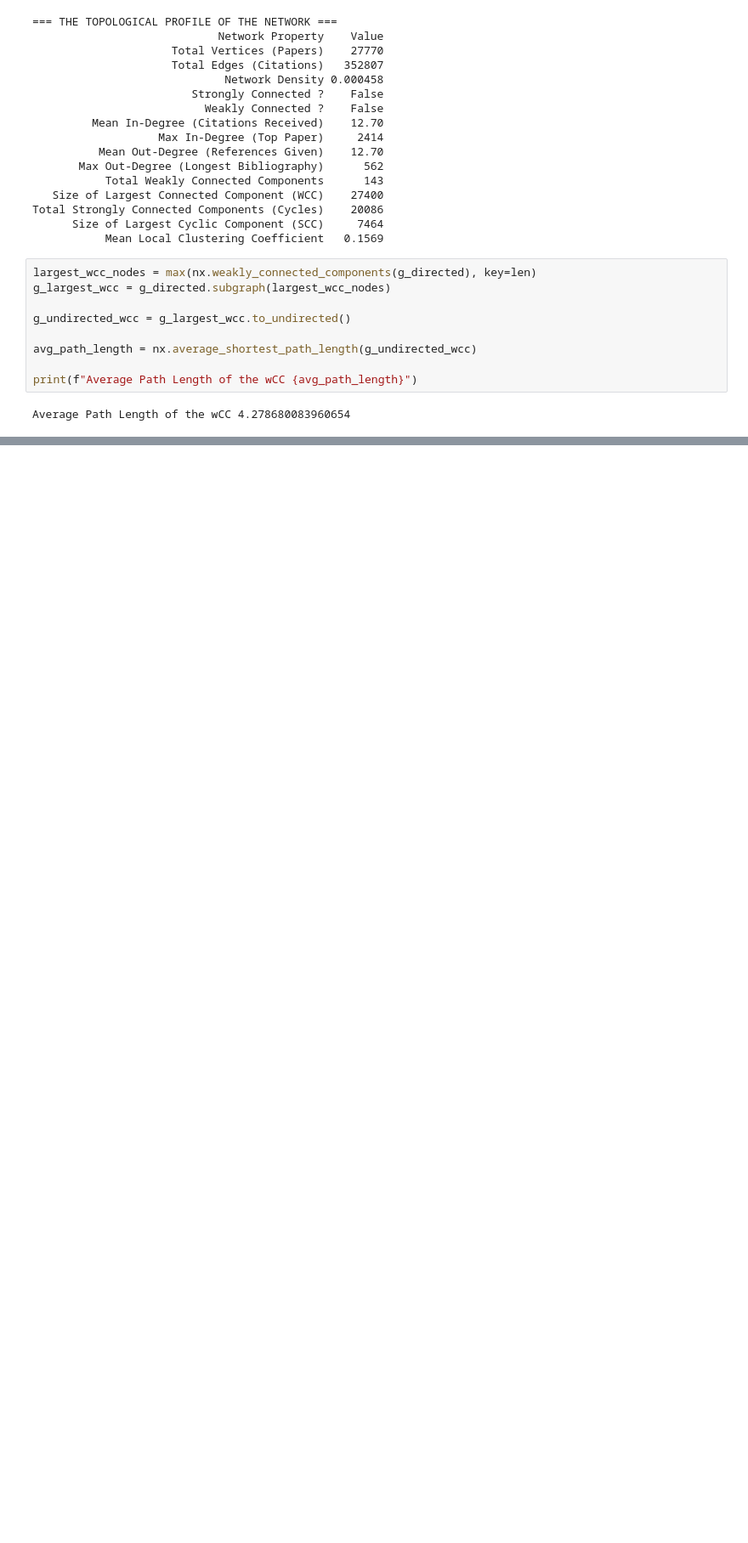
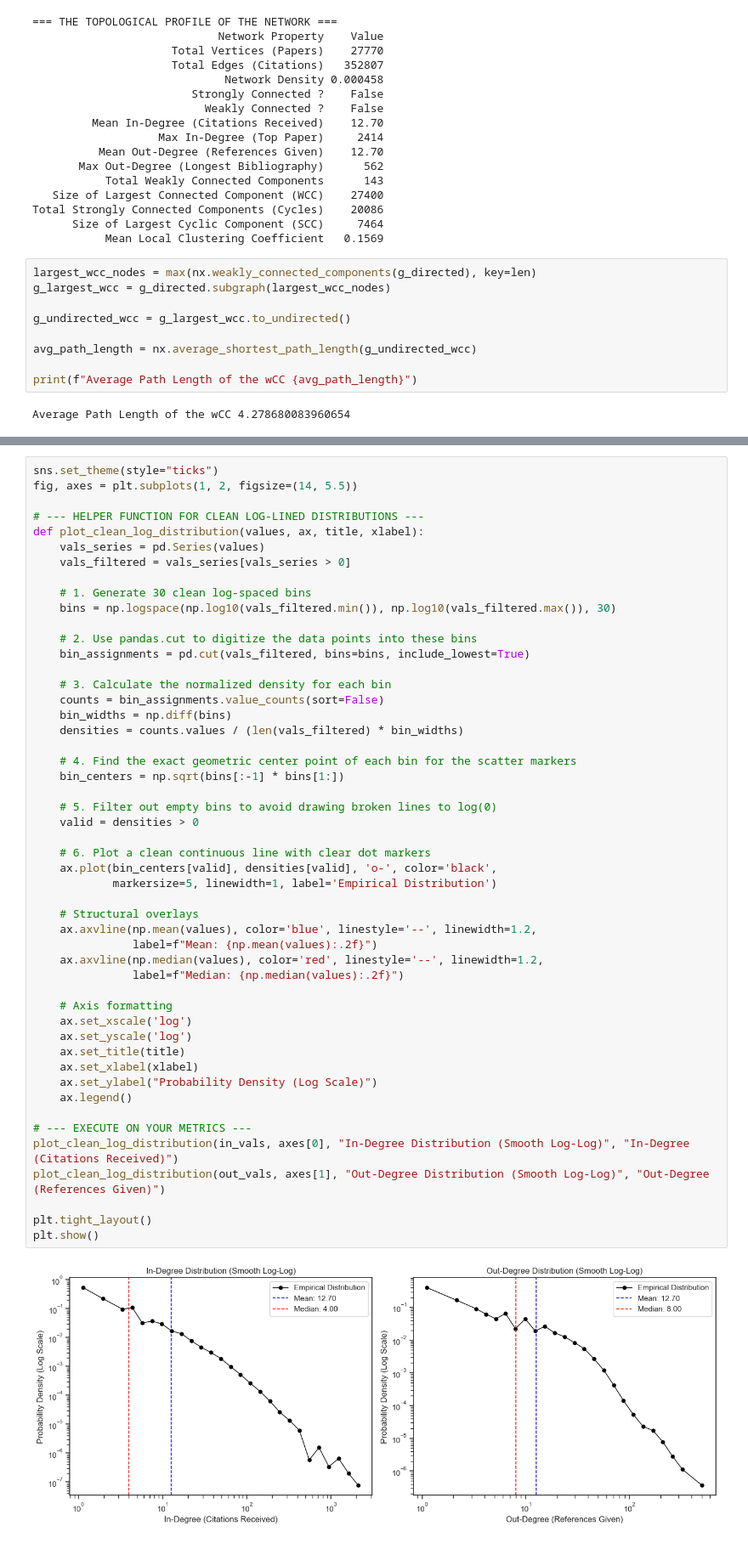
Before and after one commit to Laz1e/Analysis-of-cit-HepTh-graph-data, a Jupyter notebook: scripts/Capstone-Project.ipynb, the cells around one changed output, grey strips where cells are left out. Shown at 85% size. Drawn from its saved outputs; the diff is of its cells as text; blank space fills up the shorter version.

```diff
--- a/scripts/Capstone-Project.ipynb
+++ b/scripts/Capstone-Project.ipynb
@@ -148,0 +154,52 @@ Average Path Length of the wCC 4.278680083960654
+# %%
+sns.set_theme(style="ticks")
+fig, axes = plt.subplots(1, 2, figsize=(14, 5.5))
+
+# --- HELPER FUNCTION FOR CLEAN LOG-LINED DISTRIBUTIONS ---
+def plot_clean_log_distribution(values, ax, title, xlabel):
+    vals_series = pd.Series(values)
+    vals_filtered = vals_series[vals_series > 0]
+
+    # 1. Generate 30 clean log-spaced bins
+    bins = np.logspace(np.log10(vals_filtered.min()), np.log10(vals_filtered.max()), 30)
+
+    # 2. Use pandas.cut to digitize the data points into these bins
+    bin_assignments = pd.cut(vals_filtered, bins=bins, include_lowest=True)
+
+    # 3. Calculate the normalized density for each bin
+    counts = bin_assignments.value_counts(sort=False)
+    bin_widths = np.diff(bins)
+    densities = counts.values / (len(vals_filtered) * bin_widths)
+
+    # 4. Find the exact geometric center point of each bin for the scatter markers
+    bin_centers = np.sqrt(bins[:-1] * bins[1:])
+
+    # 5. Filter out empty bins to avoid drawing broken lines to log(0)
+    valid = densities > 0
+
+    # 6. Plot a clean continuous line with clear dot markers
+    ax.plot(bin_centers[valid], densities[valid], 'o-', color='black',
+            markersize=5, linewidth=1, label='Empirical Distribution')
+
+    # Structural overlays
+    ax.axvline(np.mean(values), color='blue', linestyle='--', linewidth=1.2,
+               label=f"Mean: {np.mean(values):.2f}")
+    ax.axvline(np.median(values), color='red', linestyle='--', linewidth=1.2,
+               label=f"Median: {np.median(values):.2f}")
+
+    # Axis formatting
+    ax.set_xscale('log')
+    ax.set_yscale('log')
+    ax.set_title(title)
+    ax.set_xlabel(xlabel)
+    ax.set_ylabel("Probability Density (Log Scale)")
+    ax.legend()
+
+# --- EXECUTE ON YOUR METRICS ---
+plot_clean_log_distribution(in_vals, axes[0], "In-Degree Distribution (Smooth Log-Log)", "In-Degree (Citations Received)")
+plot_clean_log_distribution(out_vals, axes[1], "Out-Degree Distribution (Smooth Log-Log)", "Out-Degree (References Given)")
+
+plt.tight_layout()
+plt.show()
+# %% [output]
+[figure, added]
```
Also changed, not shown: parts of 4 cells of this notebook, 12 other files.
